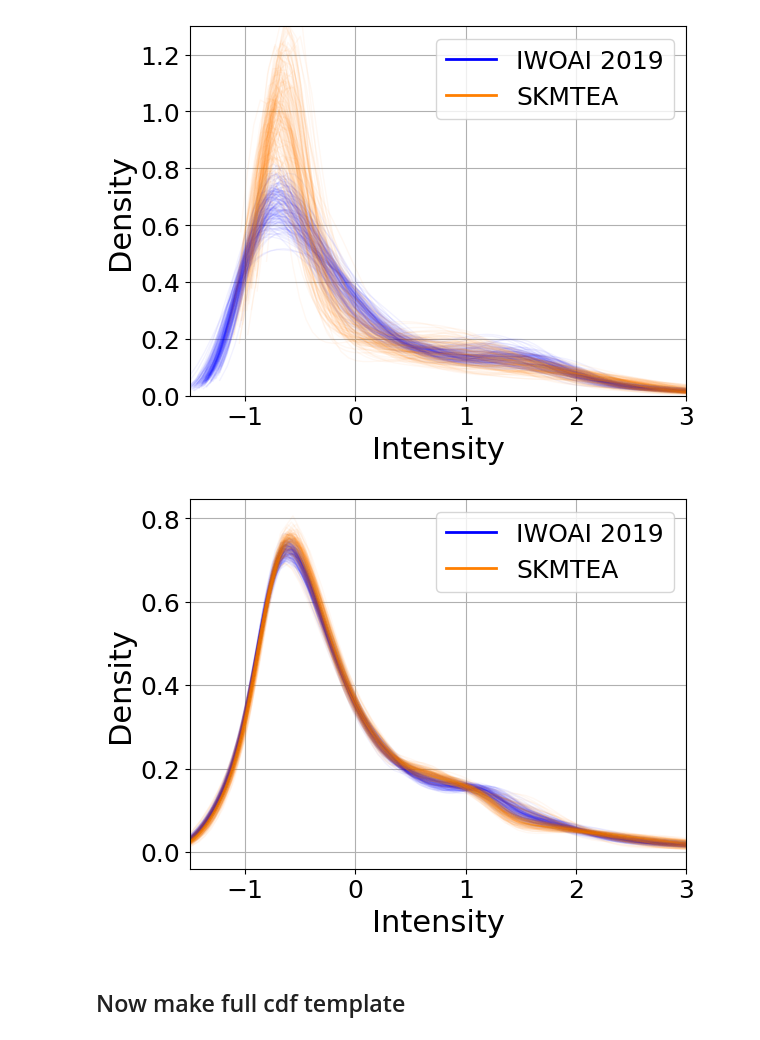
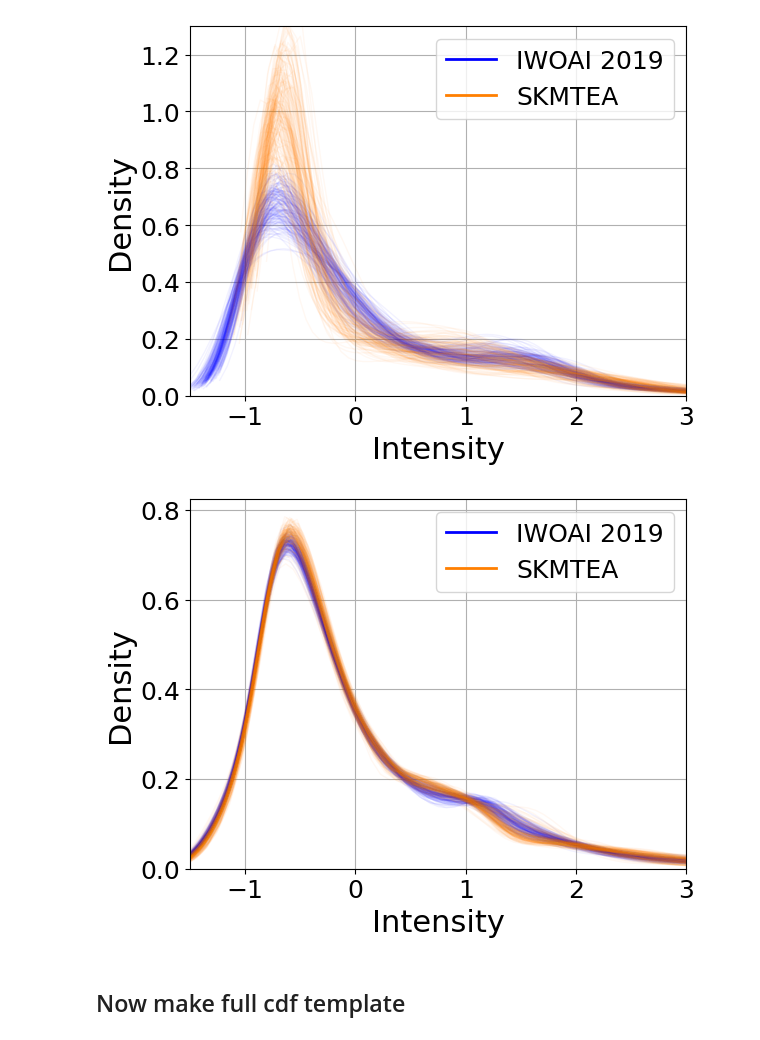
Before and after one commit to oliverjm1/mri_normalisation, a Jupyter notebook: methods/calculate_histogram_template.ipynb, the cells around one changed output. Drawn from its saved outputs; the diff is of its cells as text; code cells hidden in the pictures.

```diff
--- a/methods/calculate_histogram_template.ipynb
+++ b/methods/calculate_histogram_template.ipynb
@@ -277,6 +277,8 @@ plt.show()
 # %% [output]
 [figure]
 # %%
+import matplotlib.lines as mlines
+
 # plot both datasets after histogram standardization and z-score normalization
 fig, ax = plt.subplots(dpi=100)
 for path in tqdm(files):
@@ -308,34 +310,35 @@ for path in tqdm(skmtea_files):
     # get sample of values
     sample = np.random.choice(values, 10000)
     plot_histogram(ax, sample, color='#ff7f00')
 
 
 # choose x ticks
 x_ticks = [-1, 0, 1, 2, 3]
 ax.set_xticks(x_ticks)
 
 # choose y ticks
 y_ticks = [0, 0.2, 0.4, 0.6, 0.8]
 ax.set_yticks(y_ticks)
 
 # set tick label font size
 ax.tick_params(axis='both', which='major', labelsize=18)
 
 # Create solid-line legend handles
 legend_lines = [
     mlines.Line2D([], [], color='blue', label='IWOAI 2019', linewidth=2, alpha=1.0),
     mlines.Line2D([], [], color='#ff7f00', label='SKMTEA', linewidth=2, alpha=1.0)
 ]
 
 ax.legend(handles=legend_lines, fontsize=18)
 ax.grid()
 ax.set_xlabel('Intensity', fontsize=22)
 ax.set_ylabel('Density', fontsize=22)
 ax.set_xlim(-1.5,3)
+ax.set_ylim(0)
 plt.savefig('transformed_all_histograms.pdf', format='pdf', bbox_inches='tight', dpi=800)
 plt.show()
 # %% [output]
-[figure, old version]
+[figure, new version]
 # %% [markdown]
 ## Now make full cdf template
 # %%
```
Also changed, not shown: 1 other file.
